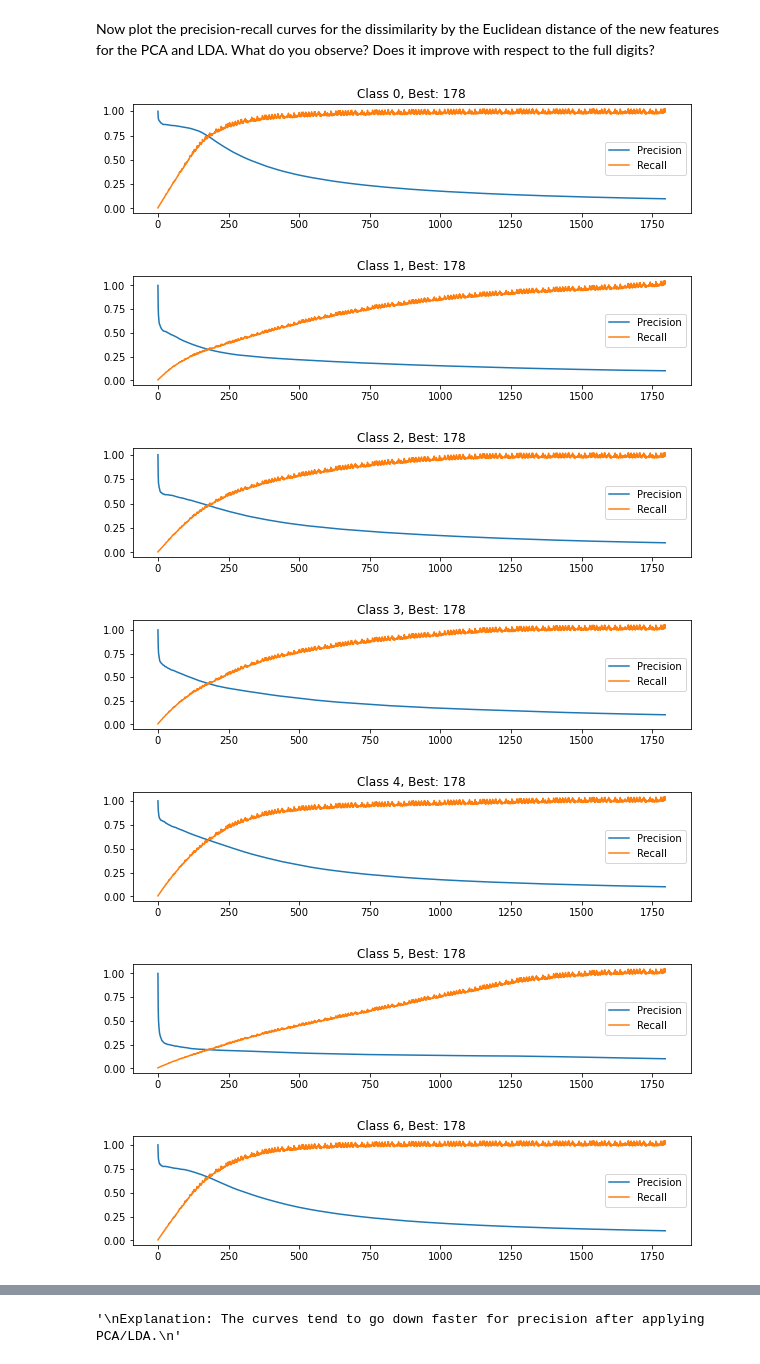
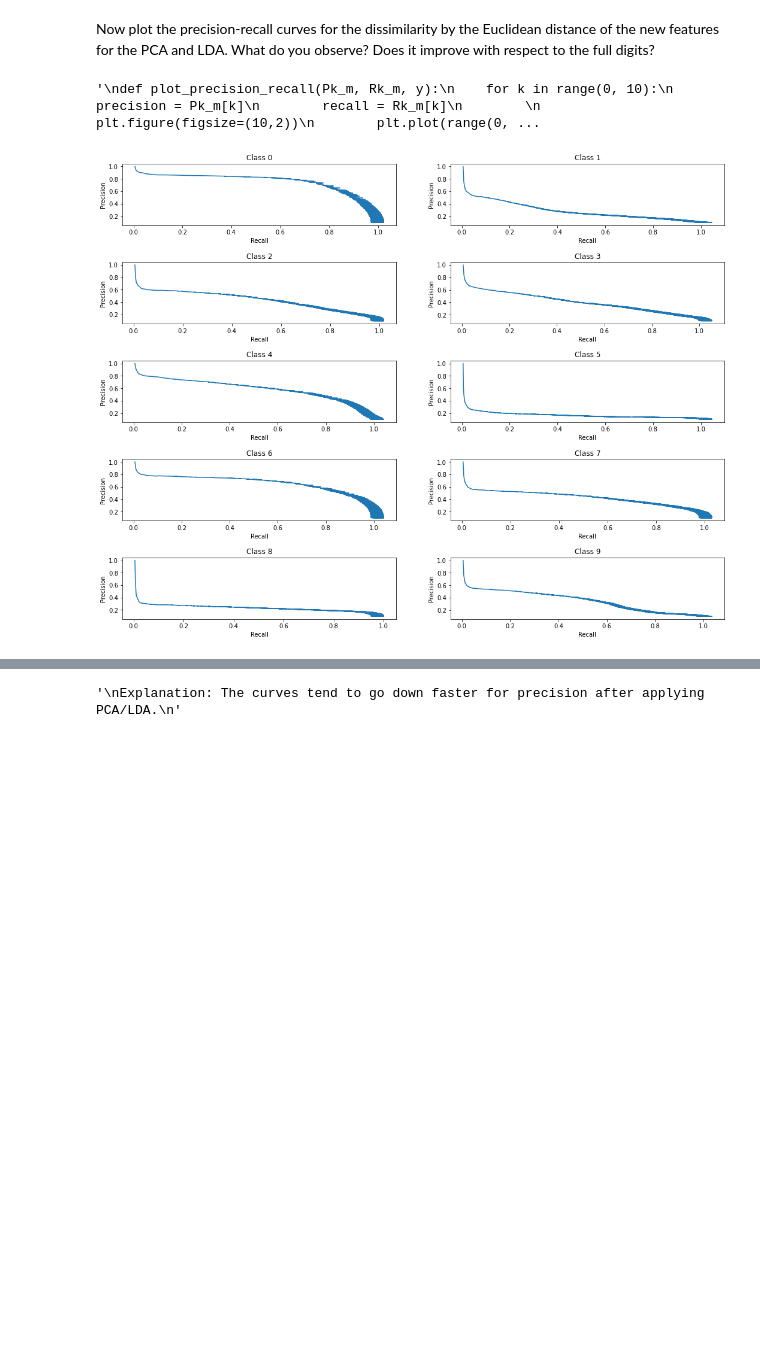
Before and after one commit to YYYasin19/kit-ml-natsc, a Jupyter notebook: Exercise_03/Exercise03.ipynb, the cells around one changed output, grey strips where cells are left out. Cells and saved outputs as stored; diff of their text form; code cells hidden in the pictures; blank space fills up the shorter version.

```diff
--- a/Exercise_03/Exercise03.ipynb
+++ b/Exercise_03/Exercise03.ipynb
@@ -311,6 +339,8 @@ def make_precision_recall_distance(X,y):
 # %% [markdown]
 Now plot the precision-recall curves for the dissimilarity by the Euclidean distance of the new features for the PCA and LDA. What do you observe? Does it improve with respect to the full digits?
 # %%
+# Replaced by function(s) above plt_precision_recall and plt_precision_vs_recall
+"""
 def plot_precision_recall(Pk_m, Rk_m, y):
     for k in range(0, 10):
         precision = Pk_m[k]
@@ -325,18 +355,14 @@ def plot_precision_recall(Pk_m, Rk_m, y):
 
         plt.legend()
         plt.show()
+"""
+# %% [output]
+'\ndef plot_precision_recall(Pk_m, Rk_m, y):\n    for k in range(0, 10):\n        precision = Pk_m[k]\n        recall = Rk_m[k]\n        \n        plt.figure(figsize=(10,2))\n        plt.plot(range(0, ...
 # %%
 pkm_pca, rkm_pca = make_precision_recall_distance(new_features_pca, target)
 pkm_lda, rkm_lda = make_precision_recall_distance(new_features_lda, target)
 
 # and now plot
-plot_precision_recall(pkm_pca, rkm_pca, target)
-plot_precision_recall(pkm_lda, rkm_lda, target)
+plt_precision_vs_recall(pkm_pca, rkm_pca, target)
 # %% [output]
-[figure, old version]
+[figure, new version]
-[figure, removed]
-[figure, removed]
-[figure, removed]
-[figure, removed]
-[figure, removed]
-[figure, removed]
```
Also changed, not shown: parts of 7 cells of this notebook.
